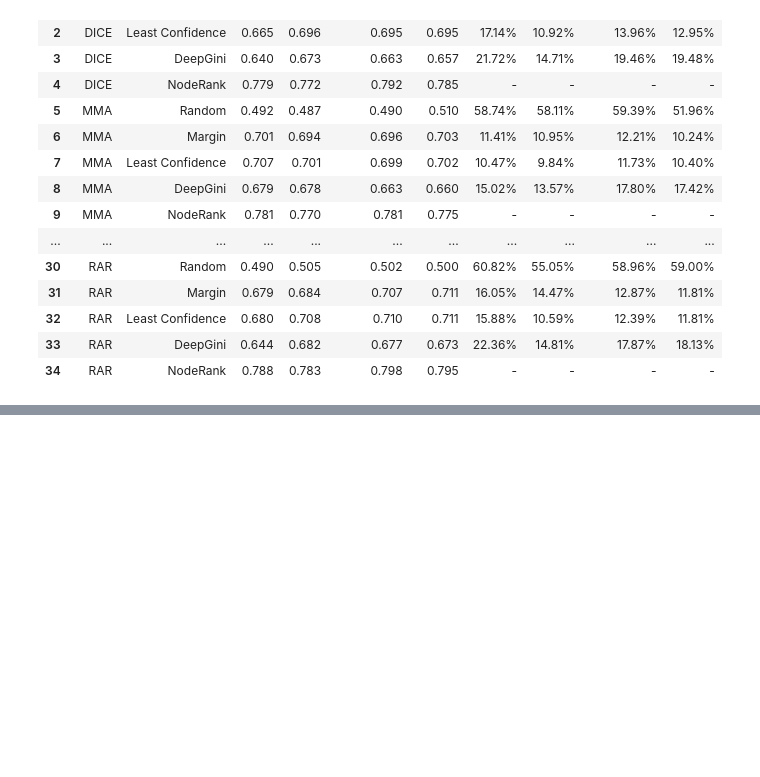
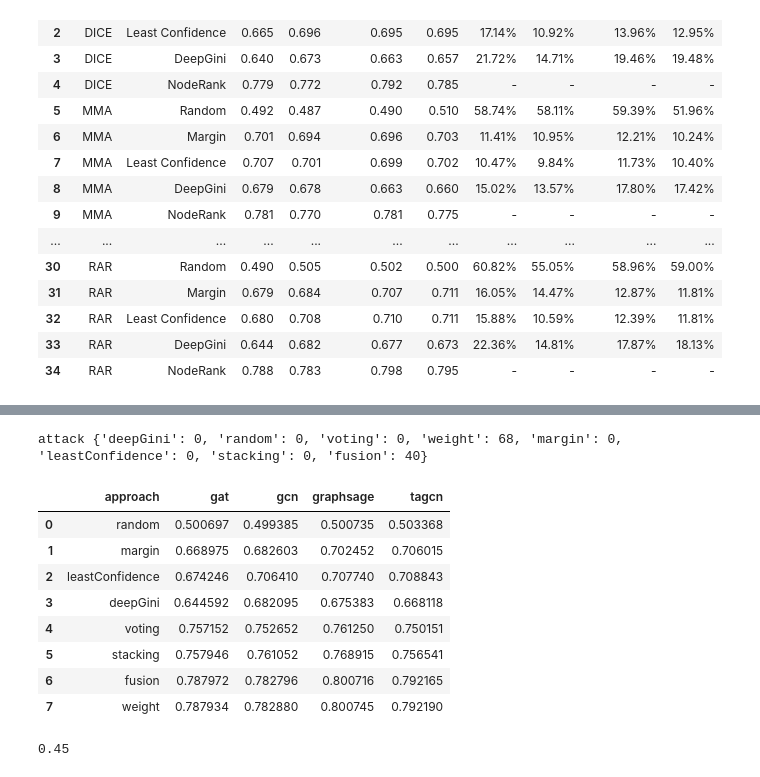
Before and after one commit to yinghuali/NodeRank, a Jupyter notebook: ResultAnalysis.ipynb, the cells around one changed output, grey strips where cells are left out. Drawn from its saved outputs; the diff is of its cells as text; code cells hidden in the pictures; blank space fills up the shorter version.

```diff
--- a/ResultAnalysis.ipynb
+++ b/ResultAnalysis.ipynb
@@ -333,0 +446,41 @@ df_rq2
+# %%
+approach_list = list(set(df['approach']))
+dic = dict(zip(approach_list, [0]*len(approach_list)))
+
+for sub, pdf in df_attack.groupby(['data', 'attack', 'model']):
+    tmp_dic = dict(zip(pdf['approach'], pdf['apfd']))
+    key = max(tmp_dic,key=tmp_dic.get)
+    dic[key] += 1
+
+print('attack', dic)
+
+df_attack = df_attack.groupby(['approach', 'model']).agg({'apfd': 'mean'}).reset_index()
+
+approach_list = ['random', 'margin', 'leastConfidence', 'deepGini', 'voting', 'stacking', 'fusion', 'weight']
+model_list = ['gat', 'gcn', 'graphsage', 'tagcn']
+
+res_list = []
+for approach in approach_list:
+    tmp_res = [approach]
+    for model in model_list:
+        tmp_apfd = df_attack[(df_attack['approach']==approach) & (df_attack['model']==model)]['apfd'].values[0]
+        tmp_res.append(tmp_apfd)
+    res_list.append(tmp_res)
+
+df_res = pd.DataFrame(res_list, columns=['approach']+model_list)
+df_res
+# %% [output]
+attack {'deepGini': 0, 'random': 0, 'voting': 0, 'weight': 68, 'margin': 0, 'leastConfidence': 0, 'stacking': 0, 'fusion': 40}
+|  | approach | gat | gcn | graphsage | tagcn |
+| 0 | random | 0.500697 | 0.499385 | 0.500735 | 0.503368 |
+| 1 | margin | 0.668975 | 0.682603 | 0.702452 | 0.706015 |
+| 2 | leastConfidence | 0.674246 | 0.706410 | 0.707740 | 0.708843 |
+| 3 | deepGini | 0.644592 | 0.682095 | 0.675383 | 0.668118 |
+| 4 | voting | 0.757152 | 0.752652 | 0.761250 | 0.750151 |
+| 5 | stacking | 0.757946 | 0.761052 | 0.768915 | 0.756541 |
+| 6 | fusion | 0.787972 | 0.782796 | 0.800716 | 0.792165 |
+| 7 | weight | 0.787934 | 0.782880 | 0.800745 | 0.792190 |
+# %%
+round(0.449, 2)
+# %% [output]
+0.45
```
Also changed, not shown: parts of 5 cells of this notebook, 2 other files.
